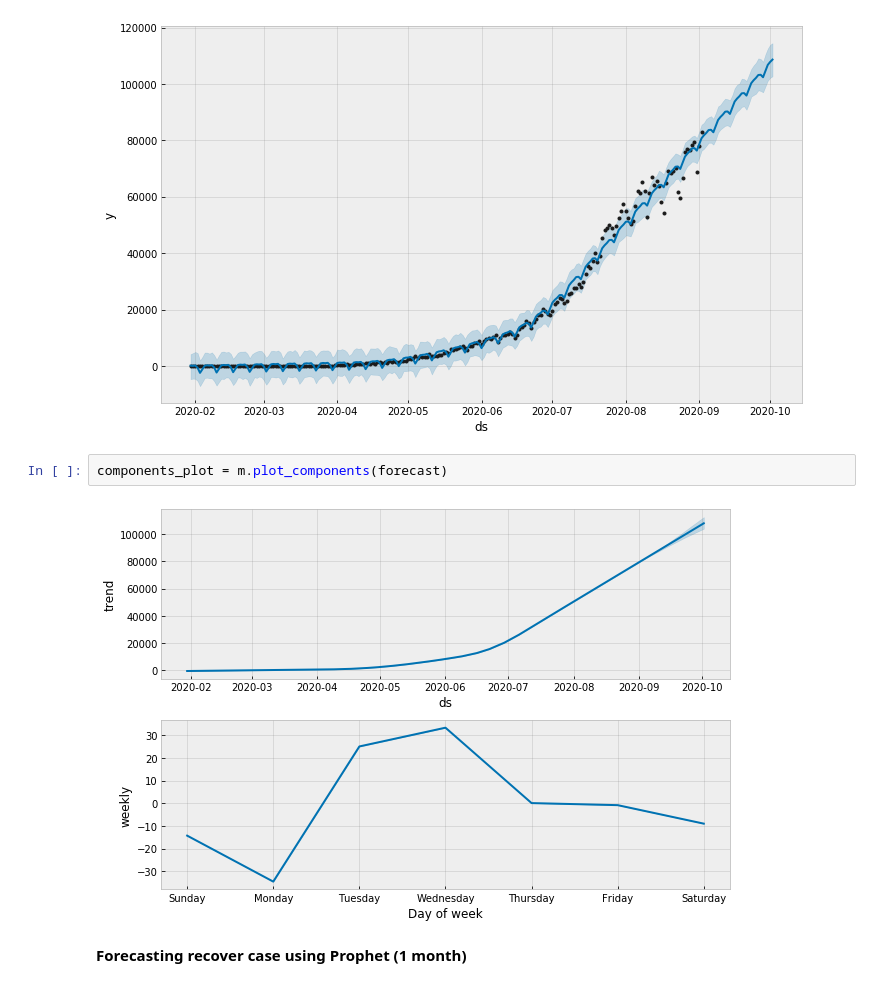
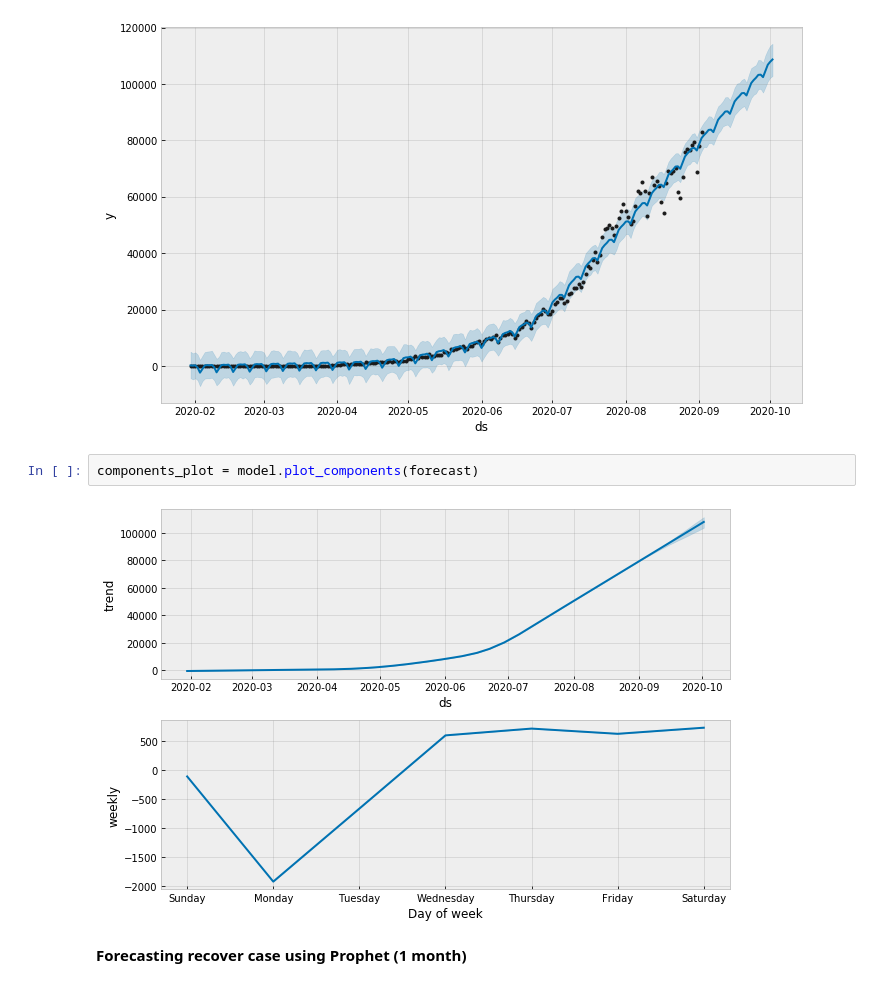
Before and after one commit to iginitin/COVID, a Jupyter notebook: 20200903_COVID.ipynb, the cells around one changed output. Drawn from its saved outputs; the diff is of its cells as text.

```diff
--- a/20200903_COVID.ipynb
+++ b/20200903_COVID.ipynb
@@ -278,9 +278,9 @@ forecast_plot = model.plot(forecast)
 # %% [output]
 [figure]
 # %%
-components_plot = m.plot_components(forecast)
+components_plot = model.plot_components(forecast)
 # %% [output]
-[figure, old version]
+[figure, new version]
 # %% [markdown]
 **Forecasting recover case using Prophet (1 month)**
 # %%
```
Also changed, not shown: parts of 5 cells of this notebook, 1 other file.
